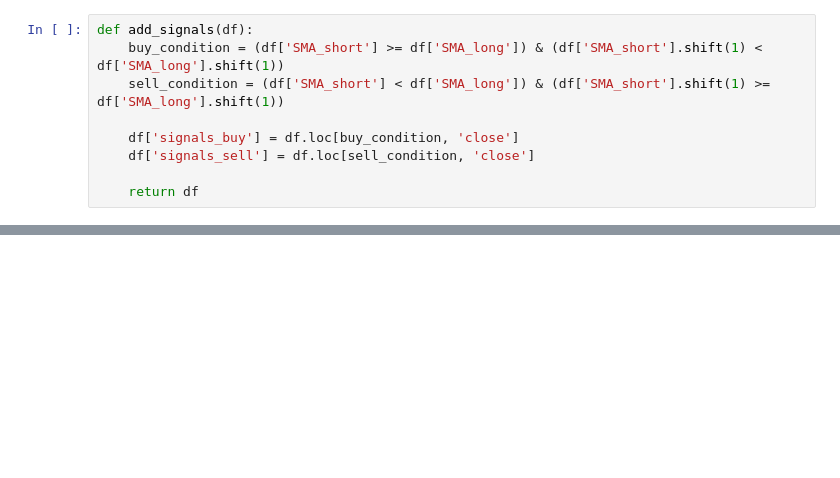
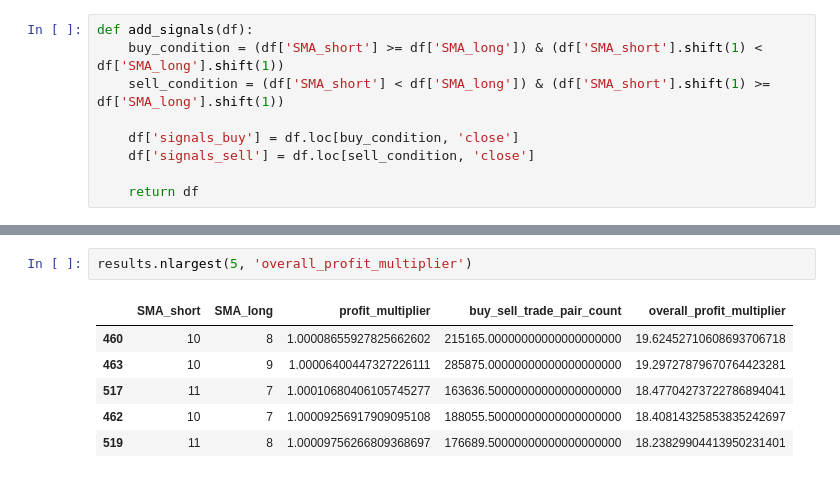
Before and after one commit to Firlej/backtesting-strategies, a Jupyter notebook: SMA.ipynb, the cells around one changed output, grey strips where cells are left out. Drawn from its saved outputs; the diff is of its cells as text; blank space fills up the shorter version.

```diff
--- a/SMA.ipynb
+++ b/SMA.ipynb
@@ -95,2 +100,11 @@ results.nlargest(10, 'profit_multiplier')
+# %%
+results.nlargest(5, 'overall_profit_multiplier')
+# %% [output]
+|  | SMA_short | SMA_long | profit_multiplier | buy_sell_trade_pair_count | overall_profit_multiplier |
+| 460 | 10 | 8 | 1.00008655927825662602 | 215165.00000000000000000000 | 19.62452710608693706718 |
+| 463 | 10 | 9 | 1.00006400447327226111 | 285875.00000000000000000000 | 19.29727879670764423281 |
+| 517 | 11 | 7 | 1.00010680406105745277 | 163636.50000000000000000000 | 18.47704273722786894041 |
+| 462 | 10 | 7 | 1.00009256917909095108 | 188055.50000000000000000000 | 18.40814325853835242697 |
+| 519 | 11 | 8 | 1.00009756266809368697 | 176689.50000000000000000000 | 18.23829904413950231401 |
 # %%
 ax = results.plot(x="SMA_short", y="SMA_long", kind="scatter", c="profit_multiplier", colormap="viridis")
```
Also changed, not shown: parts of 10 cells of this notebook.
